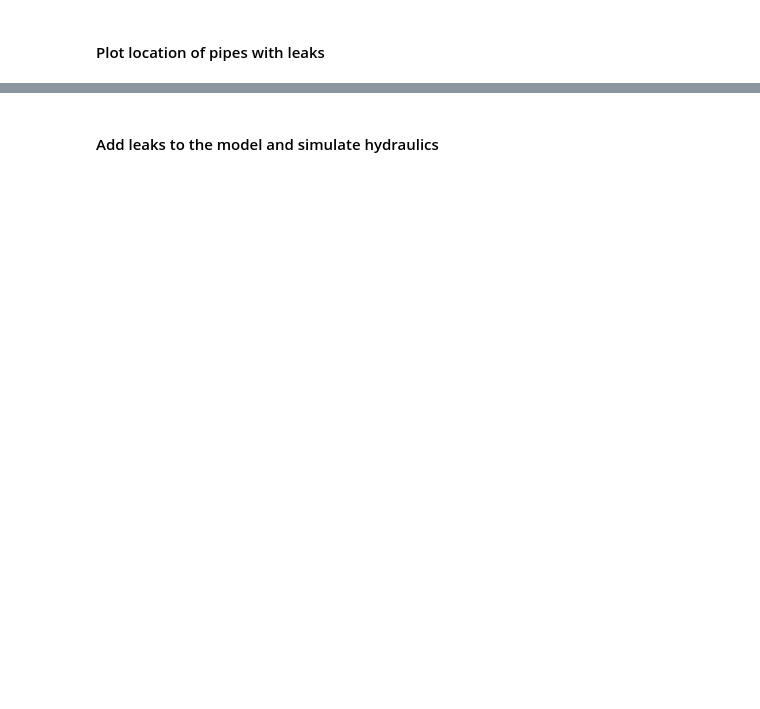
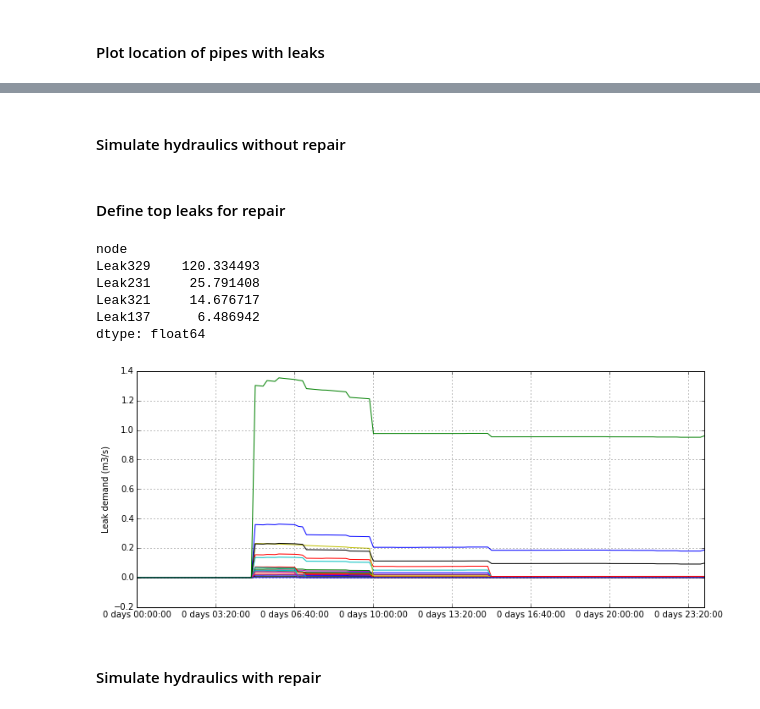
Before and after one commit to USEPA/WNTR, a Jupyter notebook: examples/demo/demo_Net3.ipynb, the cells around one changed output, grey strips where cells are left out. Saved outputs shown, nothing was run; the diff lists cells and outputs as text; code cells hidden in the pictures; blank space fills up the shorter version.

Commit message:
Added repair time to Net3 demo

```diff
--- a/examples/demo/demo_Net3.ipynb
+++ b/examples/demo/demo_Net3.ipynb
@@ -62,5 +76,5 @@ wntr.network.draw_graph(wn, link_attribute=earthquake.pipe_status, node_size=0,
-# %% [markdown]
-#### Add leaks to the model and simulate hydraulics
+# %% [markdown]
+#### Simulate hydraulics without repair
 # %%
 # The simulation uses pressure driven hydraulics and leak models to account for loss.
 wn.set_nominal_pressures(constant_nominal_pressure = 15)
@@ -71,14 +85,43 @@ sim = wntr.sim.PyomoSimulator(wn,'PRESSURE DRIVEN')
 
 time_of_failure = 5 # time of failure
 duration_of_failure = 20 # Select duration of failure
+leak_diameter = {}
 for pipe_name in earthquake.pipes_to_leak:
     # Select leak diameter, uniform dist, between 0.01 and pipe diameter
     pipe_diameter = wn.get_link(pipe_name).diameter
-    leak_diameter = np.round(np.random.uniform(0.01,0.5*pipe_diameter,1), 2)
+    leak_diameter[pipe_name] = np.round(np.random.uniform(0.01,0.5*pipe_diameter,1), 2)[0]
     # Add pipe leak to the simulator
-    sim.add_leak(leak_name = "Leak"+pipe_name, pipe_name = pipe_name, leak_diameter = leak_diameter[0],
+    sim.add_leak(leak_name = "Leak"+pipe_name, pipe_name = pipe_name, leak_diameter = leak_diameter[pipe_name],
                  start_time = pd.Timedelta(time_of_failure, unit='h'), fix_time = pd.Timedelta(time_of_failure + duration_of_failure, unit='h'))
 
 results = sim.run_sim(demo='demo_Net3.pickle')
 #pickle.dump(results, open('demo_Net3.pickle', 'wb'))
 #results = pickle.load(open('demo_Net3.pickle', 'rb'))
+# %% [markdown]
+#### Define top leaks for repair
+# %%
+# Plot leak demand
+plt.figure(figsize=(12,5), dpi=100)
+leaked_demand = results.node.loc[results.node['type'] == 'leak']['demand']
+leaked_demand = leaked_demand.unstack().T
+leaked_demand.index = leaked_demand.index.format()
+leaked_demand.plot(ax=plt.gca(), legend=False)
+plt.ylabel('Leak demand (m3/s)')
+
+# Rank leaked demand
+leaked_sum = leaked_demand.sum()
+leaked_sum.sort(ascending=False, inplace=True)
+
+# Select top 4
+pipes_to_fix = leaked_sum[0:4]
+print pipes_to_fix
+# %% [output]
+node
+Leak329    120.334493
+Leak231     25.791408
+Leak321     14.676717
+Leak137      6.486942
+dtype: float64
+[figure, added]
+# %% [markdown]
+#### Simulate hydraulics with repair
```
Also changed, not shown: parts of 8 cells of this notebook.
